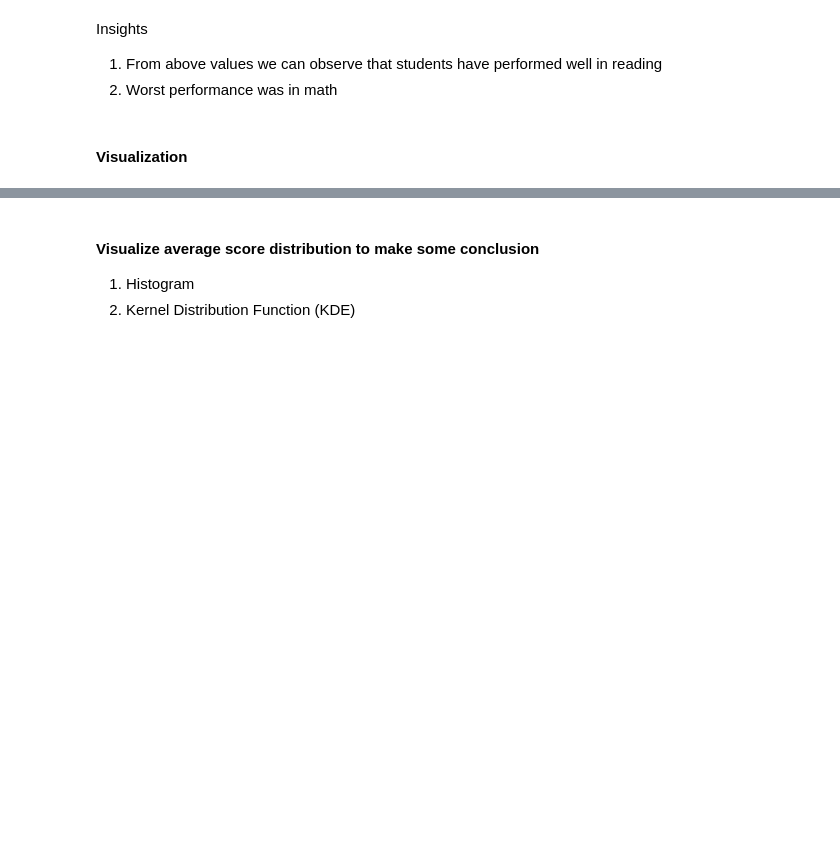
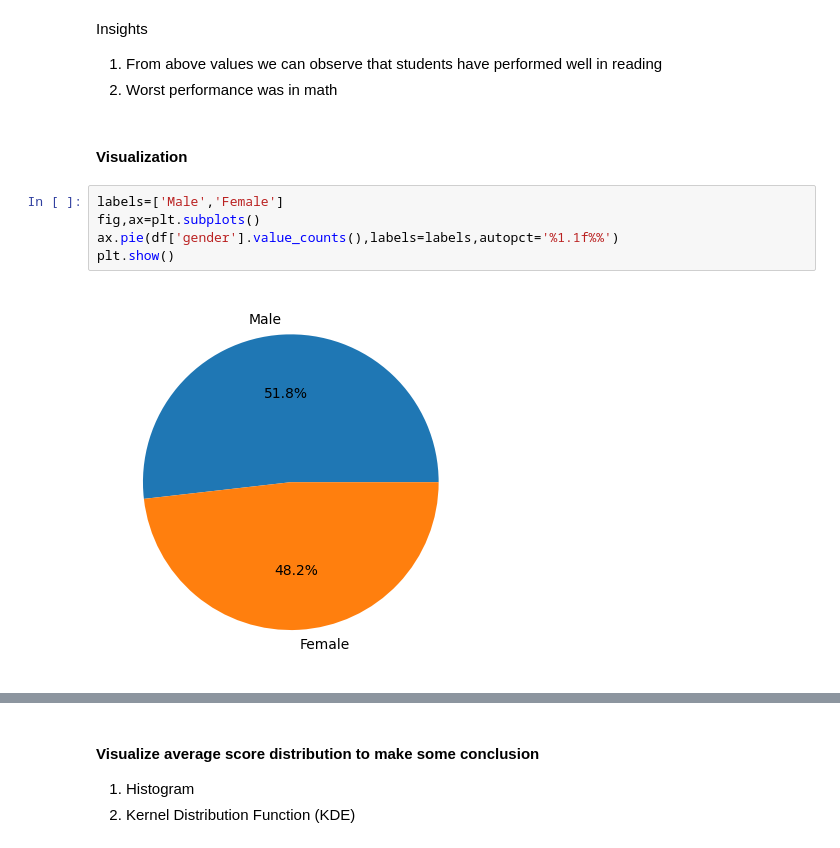
Before and after one commit to sanjyay/mlproject, a Jupyter notebook: notebook/data/EDA.ipynb, the cells around one changed output, grey strips where cells are left out. Saved outputs shown, nothing was run; the diff lists cells and outputs as text; blank space fills up the shorter version.

Commit message:
EDA-Visualisations

```diff
--- a/notebook/data/EDA.ipynb
+++ b/notebook/data/EDA.ipynb
@@ -192,3 +183,10 @@ Insights
 2. Worst performance was in math
 # %% [markdown]
 #### Visualization
+# %%
+labels=['Male','Female']
+fig,ax=plt.subplots()
+ax.pie(df['gender'].value_counts(),labels=labels,autopct='%1.1f%%')
+plt.show()
+# %% [output]
+[figure, added]
```
Also changed, not shown: parts of 9 cells of this notebook.
